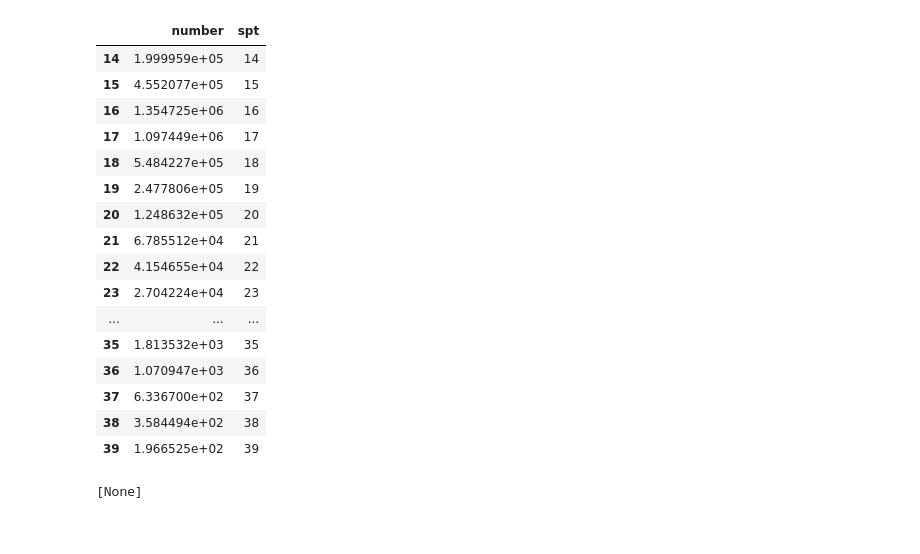
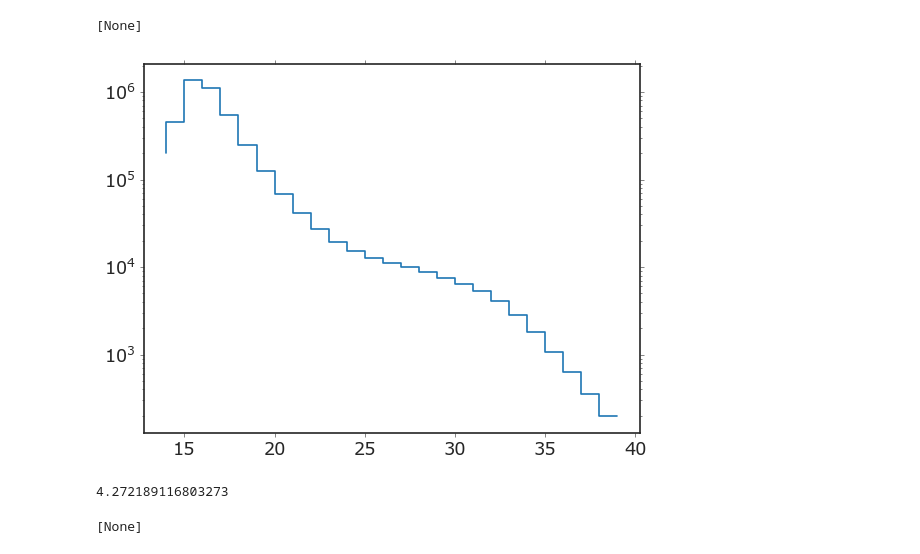
Before and after one commit to caganze/lsstsims, a Jupyter notebook: notebooks/LSST.ipynb, the cells around one changed output. Cells and saved outputs as stored; diff of their text form; code cells hidden in the pictures.

```diff
--- a/notebooks/LSST.ipynb
+++ b/notebooks/LSST.ipynb
@@ -25,5 +33,5 @@ FILENAMES={'Rubin Wide': 'rubin_wide',  'Rubin 10 year': 'rubin_10year'}
 # %%
-def compute_vols_and_numbers(data, population):
+def compute_vols_and_numbers(data, population, selection=None):
 
     counts={}
     pointings=list(data['volume'][population][0].keys())
@@ -33,7 +41,12 @@ def compute_vols_and_numbers(data, population):
     for idx, spt in enumerate(sptgrid):
         scale=[df.scale.mean(), df.scale_unc.mean(), df.scale_times_model.mean()]
         sn= len(df)
-        sn_c= len(df.query('spt < {}'.format(spt, spt+0.9)))
+
+        select='spt < {}'.format(spt, spt+0.9)
+        if selection !=None:
+            select= select+'and'+selection
+
+        sn_c= len(df.query(select))
 
         val=sn_c*np.divide(scale[-1], sn) #fraction compared to local LF
 
@@ -48,24 +61,4 @@ def compute_vols_and_numbers(data, population):
     fn['spt']=sptgrid
     return fn
 # %%
-ns=compute_vols_and_numbers(data, 'thin_disk')
+ns=compute_vols_and_numbers(data, 'thin_disk', selection=selectio)
-# %%
-plt.step(ns.spt, ns.s)
-# %% [output]
-|  | number | spt |
-| 14 | 1.999959e+05 | 14 |
-| 15 | 4.552077e+05 | 15 |
-| 16 | 1.354725e+06 | 16 |
-| 17 | 1.097449e+06 | 17 |
-| 18 | 5.484227e+05 | 18 |
-| 19 | 2.477806e+05 | 19 |
-| 20 | 1.248632e+05 | 20 |
-| 21 | 6.785512e+04 | 21 |
-| 22 | 4.154655e+04 | 22 |
-| 23 | 2.704224e+04 | 23 |
-| ... | ... | ... |
-| 35 | 1.813532e+03 | 35 |
-| 36 | 1.070947e+03 | 36 |
-| 37 | 6.336700e+02 | 37 |
-| 38 | 3.584494e+02 | 38 |
-| 39 | 1.966525e+02 | 39 |
@@ -74,3 +65,14 @@ f= (124*4*u.arcmin**2)/ (65*u.arcmin**2) #JADES over PASSAGE
+# %%
+fig, ax=plt.subplots()
+plt.step(ns.spt, ns.number)
+ax.set(yscale='log')
+# %% [output]
+[None]
+[figure, added]
+# %%
+ns.number.sum()/1e6
+# %% [output]
+4.272189116803273
 # %%
 #CONTROL FOR DIFFERENCE IN AREA
 ns=get_numbers('JWST PASSAGE')
```
Also changed, not shown: parts of 3 cells of this notebook.
